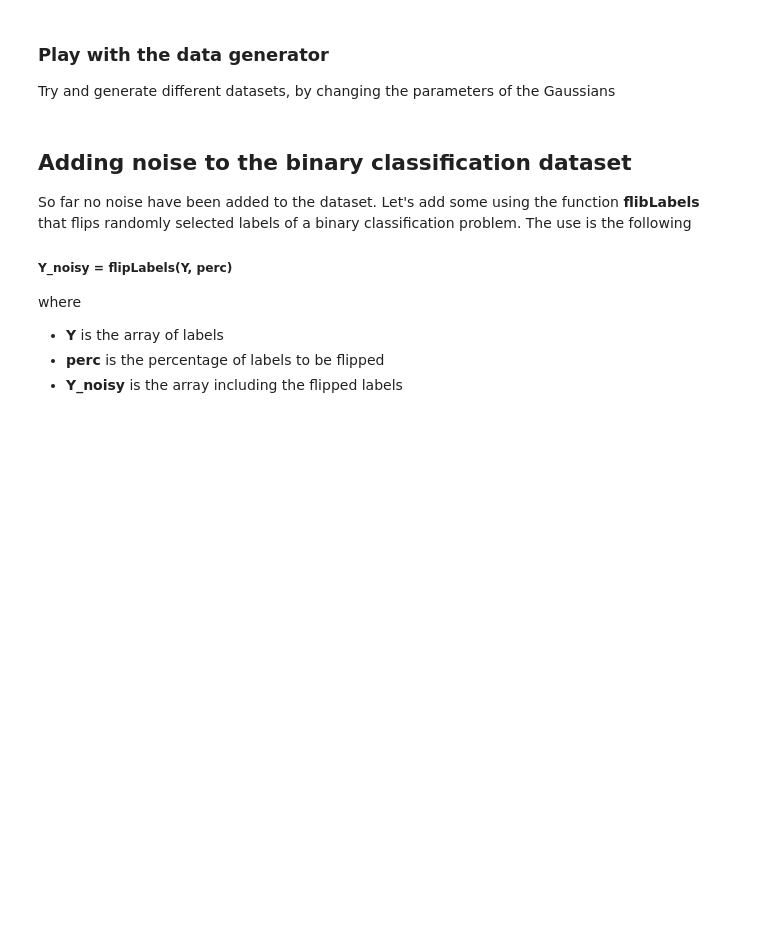
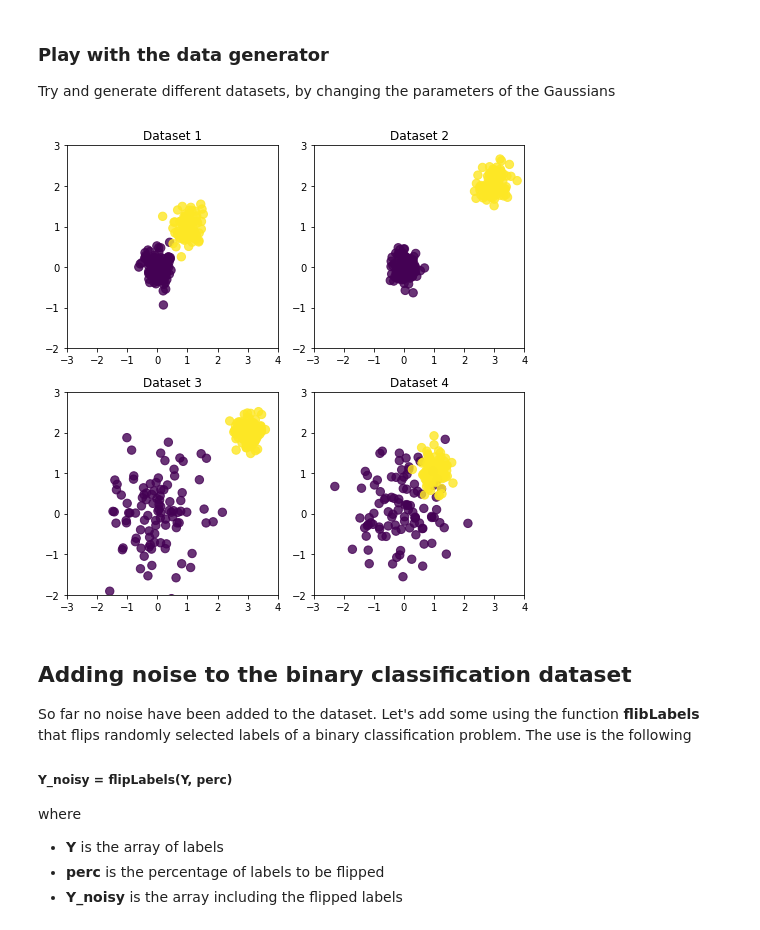
Before and after one commit to mosemb/MachineLearningAssignments, a Jupyter notebook: 01_DataGeneration.ipynb, the cells around one changed output. Saved outputs shown, nothing was run; the diff lists cells and outputs as text; code cells hidden in the pictures; blank space fills up the shorter version.

```diff
--- a/01_DataGeneration.ipynb
+++ b/01_DataGeneration.ipynb
@@ -237,31 +266,56 @@ Try and generate different datasets, by changing the parameters of the Gaussians
 # %%
 # Setup a plot in which the different sets can be shown and visually compared
 fig = plt.figure(figsize=(7,7))
 ax0 = fig.add_subplot(2, 2, 1)
 ax1 = fig.add_subplot(2, 2, 2)
 ax2 = fig.add_subplot(2, 2, 3)
 ax3 = fig.add_subplot(2, 2, 4)
 
 # This is a Gaussian with center (mean) on the origin, and another one with center on the point (1,1).
 # Both of them have standard deviation equal to 0.25
 X1d, Y1d= mixGauss([[0,0], [1,1]], [0.25, 0.25], 100)
 ax0.set_title("Dataset 1")
 ax0.scatter(X1d[:,0], X1d[:,1], s=70, c=Y1d, alpha=0.8)
 ax0.set_xlim((-3, 4))
 ax0.set_ylim((-2, 3))
 
 # GENERATE 3 FURTHER INSTANCES OF THE DATA KEEPING THE SAME AMOUNT
 #            OF POINTS BUT USING DIFFERENT PARAMETERS FOR THE GAUSSIAN
 # DATASET Xd2, Yd2 WITH centers in (0,0) and (3,2) and 0.25 as standard deviations for both
 # DATASET Xd3, Yd3 WITH centers in (0,0) and (3,2). The first Gaussian has standard deviation equal to 0.75,
 #                  the second one equal to 0.25
 # DATASET Xd4, Yd4 WITH centers in (0,0) and (1,1). The first Gaussian has standard deviation equal to 0.75,
 #                  the second one equal to 0.25
 # VISUALIZE THE OBTAINED POINTS ON DIFFERENT SUBPLOTS
 
 # Fill here...
+ #DATASET Xd2, Yd2 WITH centers in (0,0) and (3,2) and 0.25 as standard deviations for both
 
+Xd2, Yd2 = mixGauss([[0,0], [3,2]], [0.25, 0.25], 100)
+ax1.set_title("Dataset 2")
+ax1.scatter(Xd2[:,0],Xd2[:,1],s=70, c=Yd2, alpha = 0.8)
+ax1.set_xlim((-3, 4))
+ax1.set_ylim((-2, 3))
+
+# DATASET Xd3, Yd3 WITH centers in (0,0) and (3,2). The first Gaussian has standard deviation equal to 0.75,
+#                  the second one equal to 0.25
+Xd3, Yd3= mixGauss([[0,0], [3,2]], [0.75, 0.25], 100)
+ax2.set_title("Dataset 3")
+ax2.scatter(Xd3[:,0], Xd3[:,1], s=70, c=Yd3 , alpha = 0.8)
+ax2.set_xlim((-3, 4))
+ax2.set_ylim((-2, 3))
+
+# DATASET Xd4, Yd4 WITH centers in (0,0) and (1,1). The first Gaussian has standard deviation equal to 0.75,
+#                  the second one equal to 0.25
+
+Xd4, Yd4 = mixGauss([[0,0], [1,1]], [0.75, 0.25], 100)
+ax3.set_title('Dataset 4')
+ax3.scatter(Xd4[:,0], Xd4[:,1], s=70, c=Yd4 , alpha = 0.8)
+ax3.set_xlim((-3, 4))
+ax3.set_ylim((-2, 3))
 fig.tight_layout()
+# %% [output]
+[figure, added]
 # %% [markdown]
 ## Adding noise to the binary classification dataset
 
```
Also changed, not shown: parts of 6 cells of this notebook.
